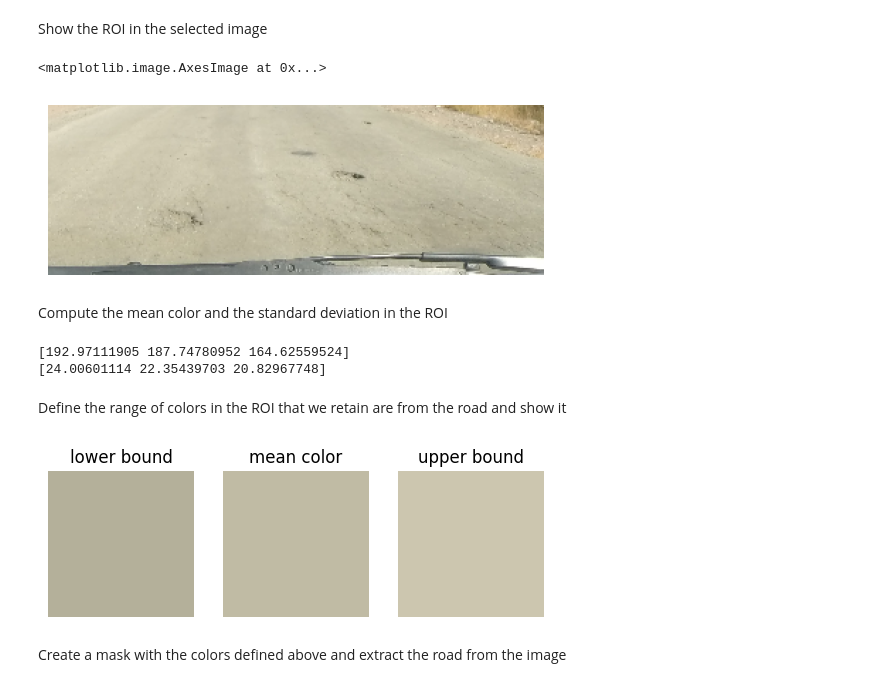
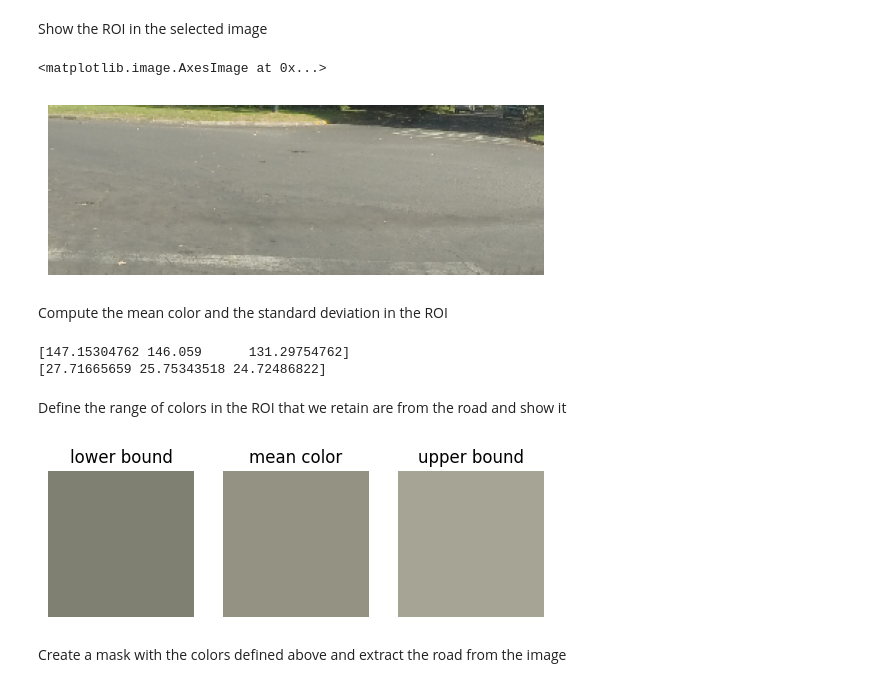
Before and after one commit to christiandalfarra/SIVProject, a Jupyter notebook: project_notebook.ipynb, the cells around one changed output. Saved outputs shown, nothing was run; the diff lists cells and outputs as text; code cells hidden in the pictures.

```diff
--- a/project_notebook.ipynb
+++ b/project_notebook.ipynb
@@ -41,17 +41,17 @@ plt.show()
 # %% [markdown]
 Show the ROI in the selected image
 # %%
-image = cv.imread("test_images/test2.jpg")
+image = cv.imread("test_images/test5.jpg")
 image = cv.resize(image, (1000,750))
 image = cv.cvtColor(image,cv.COLOR_BGR2RGB)
 
 # y1:y2 ,   x1:x2
 roi = image[roi_coords[1]:roi_coords[3], roi_coords[0]:roi_coords[2]]
 plt.axis('off')
 plt.imshow(roi)
 # %% [output]
 <matplotlib.image.AxesImage at 0x...>
-[figure, old version]
+[figure, new version]
 # %% [markdown]
 Compute the mean color and the standard deviation in the ROI
 # %%
@@ -61,12 +61,12 @@ std_color = np.std(roi, axis=(0, 1))
 print(mean_color)
 print(std_color)
 # %% [output]
-[192.97111905 187.74780952 164.62559524]
-[24.00601114 22.35439703 20.82967748]
+[147.15304762 146.059      131.29754762]
+[27.71665659 25.75343518 24.72486822]
 # %% [markdown]
 Define the range of colors in the ROI that we retain are from the road and show it
 # %%
-coef = 0.5
+coef = 0.7
 
 lower_bound=np.clip(mean_color - coef * std_color, 0, 255)
 lower_bound_image = np.full((100, 100, 3), lower_bound, dtype=np.uint8)
@@ -86,7 +86,7 @@ axes[2].set_title("upper bound")
 for ax in axes: ax.axis('off')
 plt.show()
 # %% [output]
-[figure, old version]
+[figure, new version]
 # %% [markdown]
 Create a mask with the colors defined above and extract the road from the image
 # %%
```
Also changed, not shown: parts of 3 cells of this notebook.
